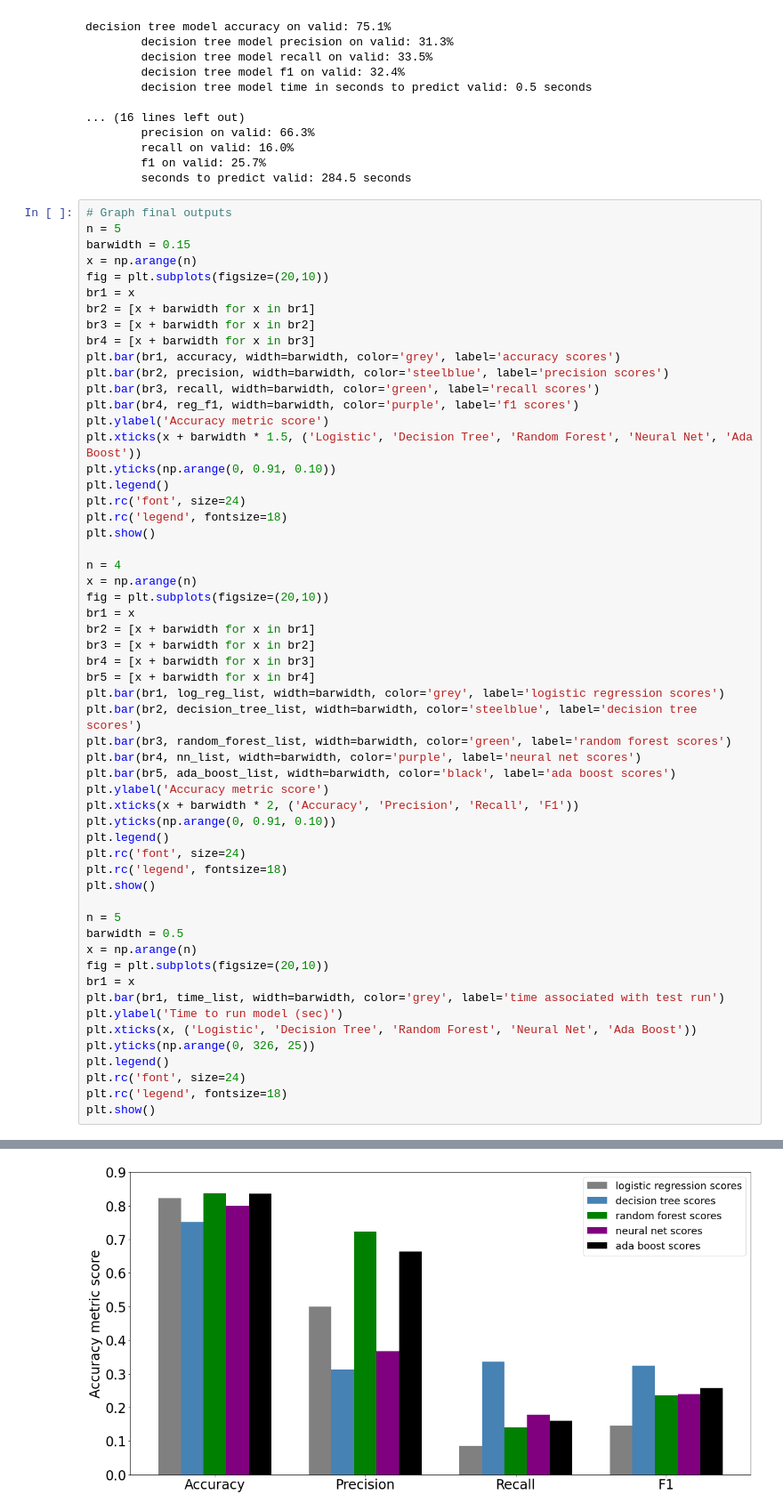
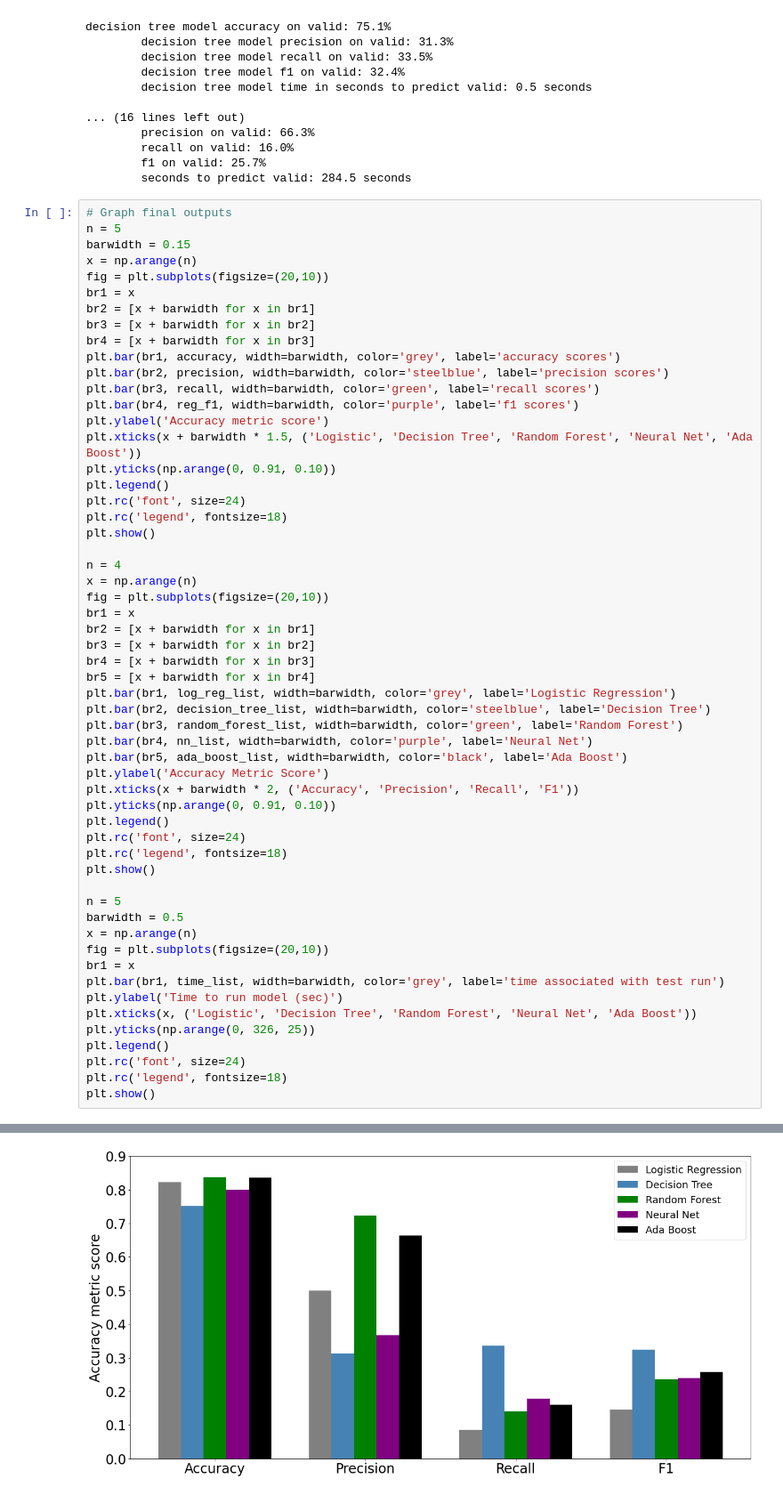
Before and after one commit to angelathe/classifying-opioid-use, a Jupyter notebook: models.ipynb, the cells around one changed output, grey strips where cells are left out. Shown at 89% size. Saved outputs shown, nothing was run; the diff lists cells and outputs as text.

Commit message:
Revised legend

```diff
--- a/models.ipynb
+++ b/models.ipynb
@@ -640,38 +640,38 @@ plt.show()
 n = 4
 x = np.arange(n)
 fig = plt.subplots(figsize=(20,10))
 br1 = x
 br2 = [x + barwidth for x in br1]
 br3 = [x + barwidth for x in br2]
 br4 = [x + barwidth for x in br3]
 br5 = [x + barwidth for x in br4]
-plt.bar(br1, log_reg_list, width=barwidth, color='grey', label='logistic regression scores')
-plt.bar(br2, decision_tree_list, width=barwidth, color='steelblue', label='decision tree scores')
-plt.bar(br3, random_forest_list, width=barwidth, color='green', label='random forest scores')
-plt.bar(br4, nn_list, width=barwidth, color='purple', label='neural net scores')
-plt.bar(br5, ada_boost_list, width=barwidth, color='black', label='ada boost scores')
-plt.ylabel('Accuracy metric score')
+plt.bar(br1, log_reg_list, width=barwidth, color='grey', label='Logistic Regression')
+plt.bar(br2, decision_tree_list, width=barwidth, color='steelblue', label='Decision Tree')
+plt.bar(br3, random_forest_list, width=barwidth, color='green', label='Random Forest')
+plt.bar(br4, nn_list, width=barwidth, color='purple', label='Neural Net')
+plt.bar(br5, ada_boost_list, width=barwidth, color='black', label='Ada Boost')
+plt.ylabel('Accuracy Metric Score')
 plt.xticks(x + barwidth * 2, ('Accuracy', 'Precision', 'Recall', 'F1'))
 plt.yticks(np.arange(0, 0.91, 0.10))
 plt.legend()
 plt.rc('font', size=24)
 plt.rc('legend', fontsize=18)
 plt.show()
 
 n = 5
 barwidth = 0.5
 x = np.arange(n)
 fig = plt.subplots(figsize=(20,10))
 br1 = x
 plt.bar(br1, time_list, width=barwidth, color='grey', label='time associated with test run')
 plt.ylabel('Time to run model (sec)')
 plt.xticks(x, ('Logistic', 'Decision Tree', 'Random Forest', 'Neural Net', 'Ada Boost'))
 plt.yticks(np.arange(0, 326, 25))
 plt.legend()
 plt.rc('font', size=24)
 plt.rc('legend', fontsize=18)
 plt.show()
 # %% [output]
 [figure]
-[figure, old version]
+[figure, new version]
 [figure]
```
Also changed, not shown: 1 other file.
